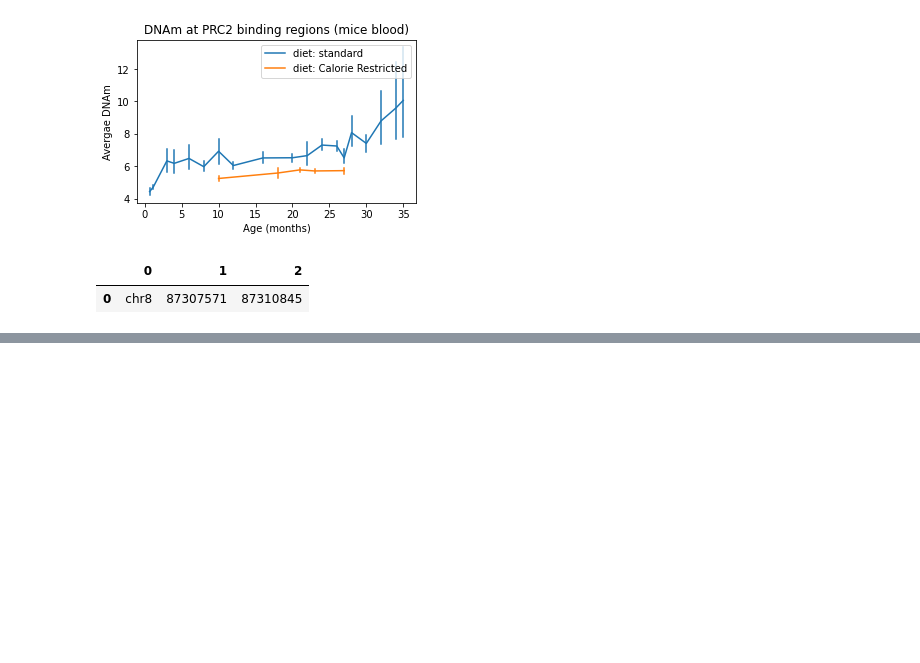
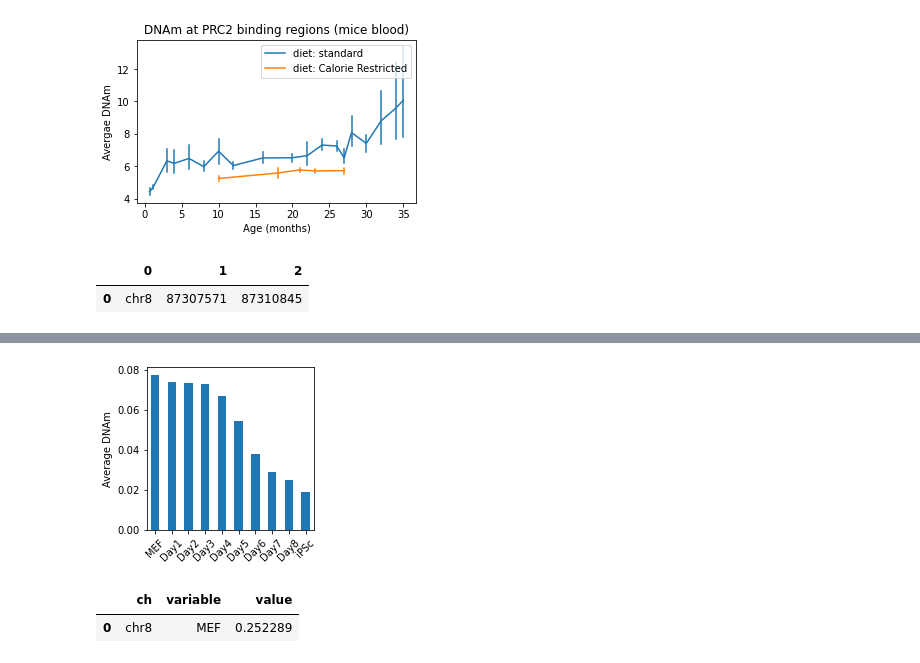
Before and after one commit to moqri/emi, a Jupyter notebook: mice/aging.ipynb, the cells around one changed output, grey strips where cells are left out. Cells and saved outputs as stored; diff of their text form; code cells hidden in the pictures; blank space fills up the shorter version.

```diff
--- a/mice/aging.ipynb
+++ b/mice/aging.ipynb
@@ -120,13 +113,10 @@ for sn in fs:
     print(sn,end=',')
     path='data/meth/l/'+sn+'.bw'
     bw=pyBigWig.open(path)
-    h[sn]=h.apply(lambda x: bw.stats(x['ch'],x['b'],x['e'],'mean',exact=True)[0],axis=1)
+    hz[sn]=hz.apply(lambda x: bw.stats(x['ch'],x['b'],x['e'],'mean',exact=True)[0],axis=1)
 # %% [output]
 SRR4473855,SRR4473856,SRR4473857,SRR4473858,SRR4473859,SRR4473860,SRR4473861,SRR4473862,SRR4473863,SRR4473864,SRR4473865,SRR4473866,SRR4473867,SRR4473868,SRR4473869,SRR4473870,
 # %%
-hz=h.sort_values('prc',ascending=False).head(1000)
-hz=hz[hz.d>0]
-print(len(hz))
 p=pd.DataFrame(hz[[f for f in fs]].mean())
 p['Age']=4*['Young']+4*['Old']+4*['Old-Rapa.']+4*['Old-CR']
 #p.columns=['Average DNAm','Passage']#,'Condition','Individual']
@@ -203,0 +228,9 @@ h9.groupby(0)[['GSM2839854_MEF','GSM2839858_d6_eff']].mean().plot(kind='bar')
+# %%
+fig, ax = plt.subplots(figsize=(3,3))
+pl=hz[['ch']+fs]
+pl.columns=['ch','MEF']+['Day'+str(c) for c in list(range(1,9))]+['iPSc']
+ax=pl.mean().plot(kind='bar')
+ax.tick_params(axis='x', rotation=45)
+ax.set(xlabel='',ylabel='Average DNAm');
+# %% [output]
+[figure, added]
@@ -203,0 +239,5 @@ h9.groupby(0)[['GSM2839854_MEF','GSM2839858_d6_eff']].mean().plot(kind='bar')
+# %%
+pl.head(1)
+# %% [output]
+|  | ch | variable | value |
+| 0 | chr8 | MEF | 0.252289 |
```
Also changed, not shown: parts of 21 cells of this notebook, 3 other files.
